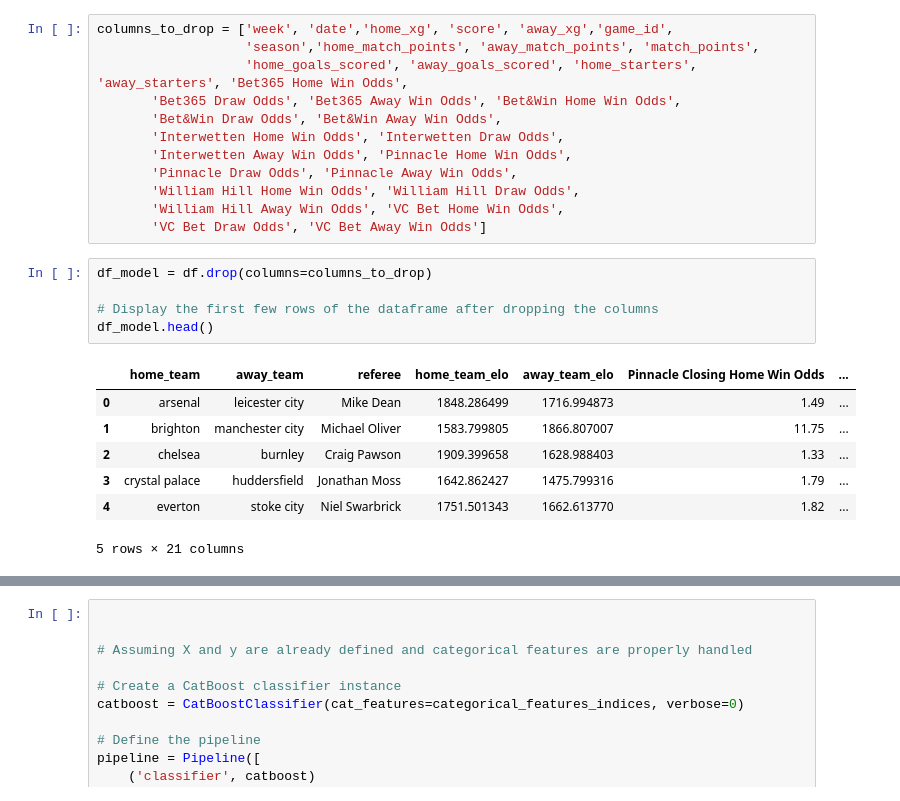
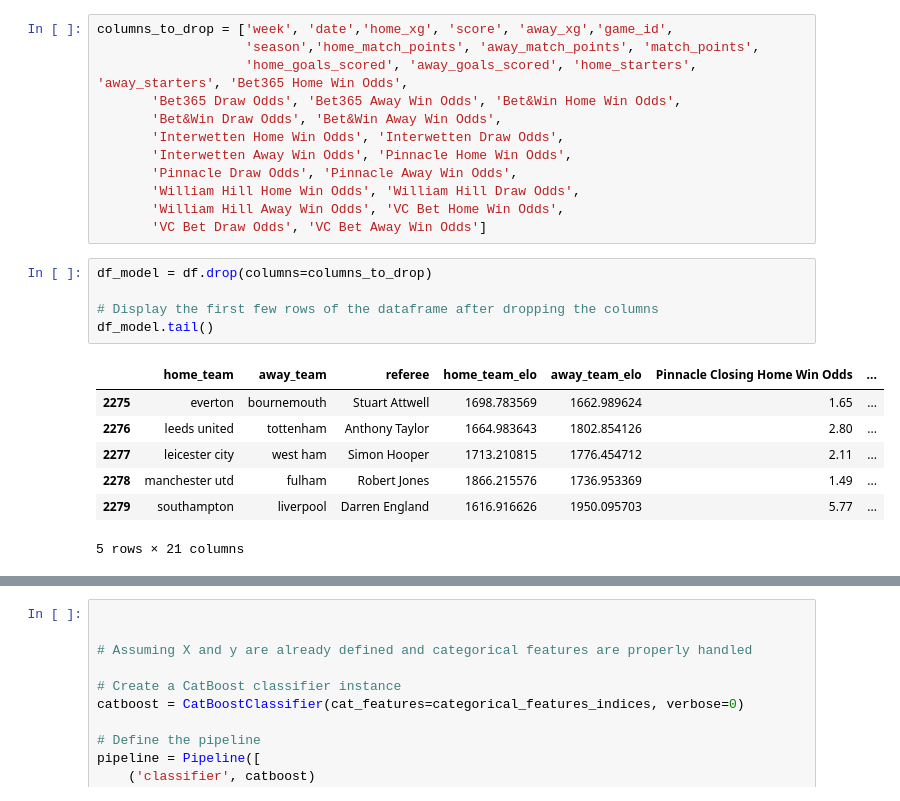
Before and after one commit to LMK08/Soccer-Outcome-Predictor, a Jupyter notebook: CatBoost_Modeling_w_Odds_10.ipynb, the cells around one changed output, grey strips where cells are left out. Saved outputs shown, nothing was run; the diff lists cells and outputs as text.

```diff
--- a/CatBoost_Modeling_w_Odds_10.ipynb
+++ b/CatBoost_Modeling_w_Odds_10.ipynb
@@ -87,15 +87,15 @@ columns_to_drop = ['week', 'date','home_xg', 'score', 'away_xg','game_id',
 # %%
 df_model = df.drop(columns=columns_to_drop)
 
 # Display the first few rows of the dataframe after dropping the columns
-df_model.head()
+df_model.tail()
 # %% [output]
 |  | home_team | away_team | referee | home_team_elo | away_team_elo | Pinnacle Closing Home Win Odds | ... |
-| 0 | arsenal | leicester city | Mike Dean | 1848.286499 | 1716.994873 | 1.49 | ... |
-| 1 | brighton | manchester city | Michael Oliver | 1583.799805 | 1866.807007 | 11.75 | ... |
-| 2 | chelsea | burnley | Craig Pawson | 1909.399658 | 1628.988403 | 1.33 | ... |
-| 3 | crystal palace | huddersfield | Jonathan Moss | 1642.862427 | 1475.799316 | 1.79 | ... |
-| 4 | everton | stoke city | Niel Swarbrick | 1751.501343 | 1662.613770 | 1.82 | ... |
+| 2275 | everton | bournemouth | Stuart Attwell | 1698.783569 | 1662.989624 | 1.65 | ... |
+| 2276 | leeds united | tottenham | Anthony Taylor | 1664.983643 | 1802.854126 | 2.80 | ... |
+| 2277 | leicester city | west ham | Simon Hooper | 1713.210815 | 1776.454712 | 2.11 | ... |
+| 2278 | manchester utd | fulham | Robert Jones | 1866.215576 | 1736.953369 | 1.49 | ... |
+| 2279 | southampton | liverpool | Darren England | 1616.916626 | 1950.095703 | 5.77 | ... |
 5 rows × 21 columns
 # %%
 # Assuming df_dropped is your DataFrame after dropping columns
```
Also changed, not shown: parts of 5 cells of this notebook, 5 other files.
